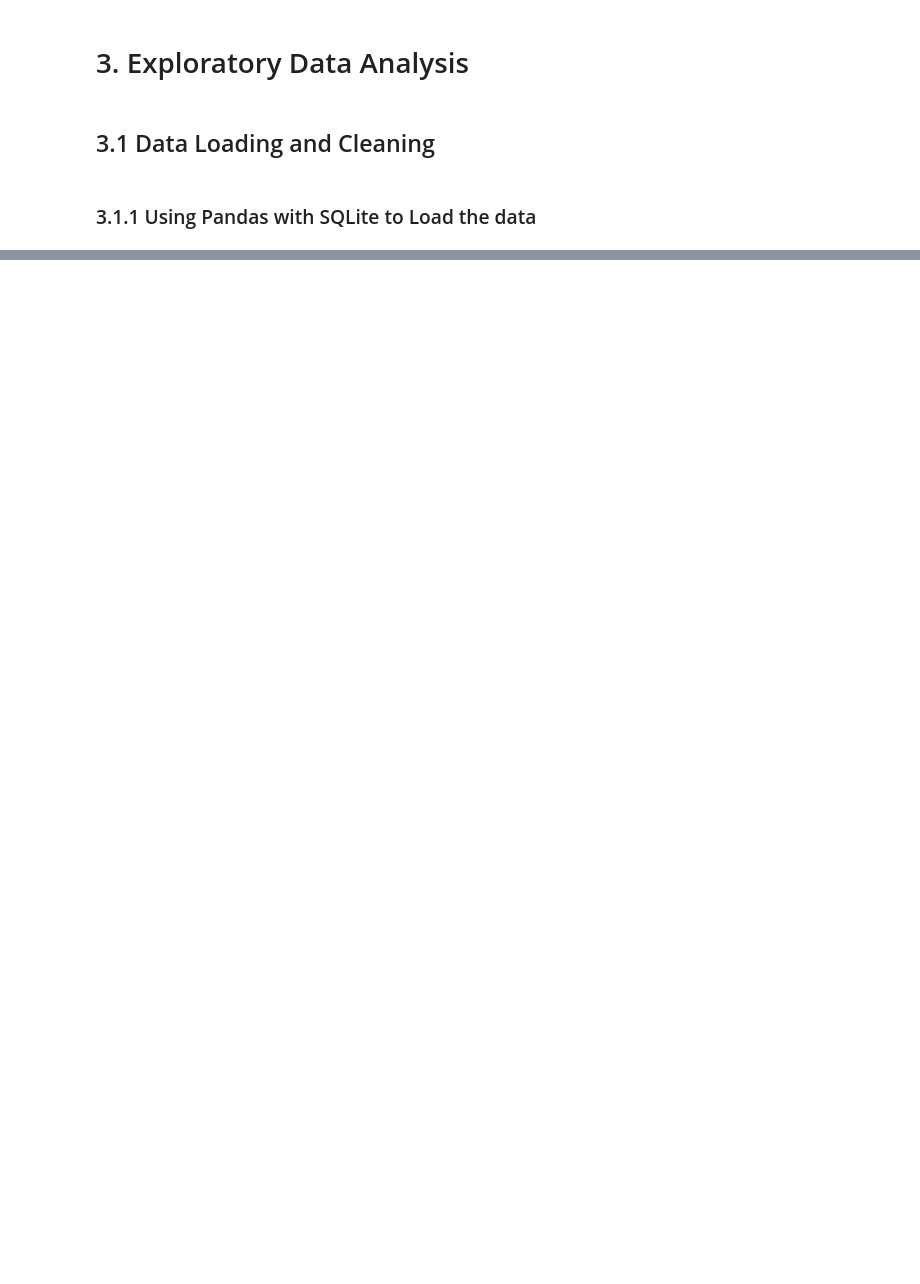
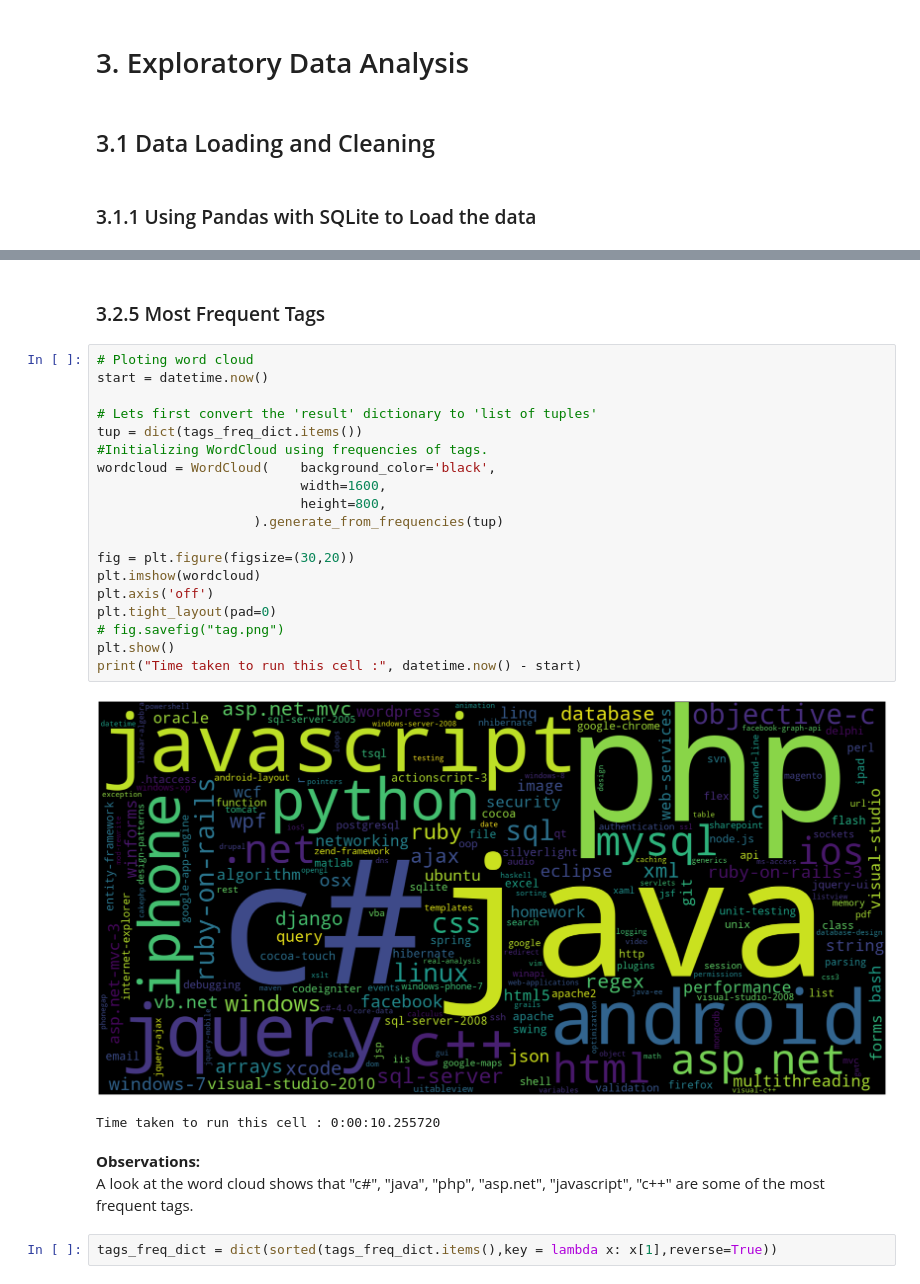
Before and after one commit to Sahil-Chavan/Stackoverflow_Tag_Prediction, a Jupyter notebook: SO_Tag_Prediction.ipynb, the cells around one changed output, grey strips where cells are left out. Saved outputs shown, nothing was run; the diff lists cells and outputs as text; blank space fills up the shorter version.

```diff
--- a/SO_Tag_Prediction.ipynb
+++ b/SO_Tag_Prediction.ipynb
@@ -181,0 +494,29 @@ https://www.kaggle.com/wiki/HammingLoss <br>
+# %% [markdown]
+<h3>3.2.5 Most Frequent Tags </h3>
+# %%
+# Ploting word cloud
+start = datetime.now()
+
+# Lets first convert the 'result' dictionary to 'list of tuples'
+tup = dict(tags_freq_dict.items())
+#Initializing WordCloud using frequencies of tags.
+wordcloud = WordCloud(    background_color='black',
+                          width=1600,
+                          height=800,
+                    ).generate_from_frequencies(tup)
+
+fig = plt.figure(figsize=(30,20))
+plt.imshow(wordcloud)
+plt.axis('off')
+plt.tight_layout(pad=0)
+# fig.savefig("tag.png")
+plt.show()
+print("Time taken to run this cell :", datetime.now() - start)
+# %% [output]
+[figure, added]
+Time taken to run this cell : 0:00:10.255720
+# %% [markdown]
+<b>Observations:</b><br />
+A look at the word cloud shows that "c#", "java", "php", "asp.net", "javascript", "c++" are some of the most frequent tags.
+# %%
+tags_freq_dict = dict(sorted(tags_freq_dict.items(),key = lambda x: x[1],reverse=True))
```
Also changed, not shown: parts of 44 cells of this notebook.
